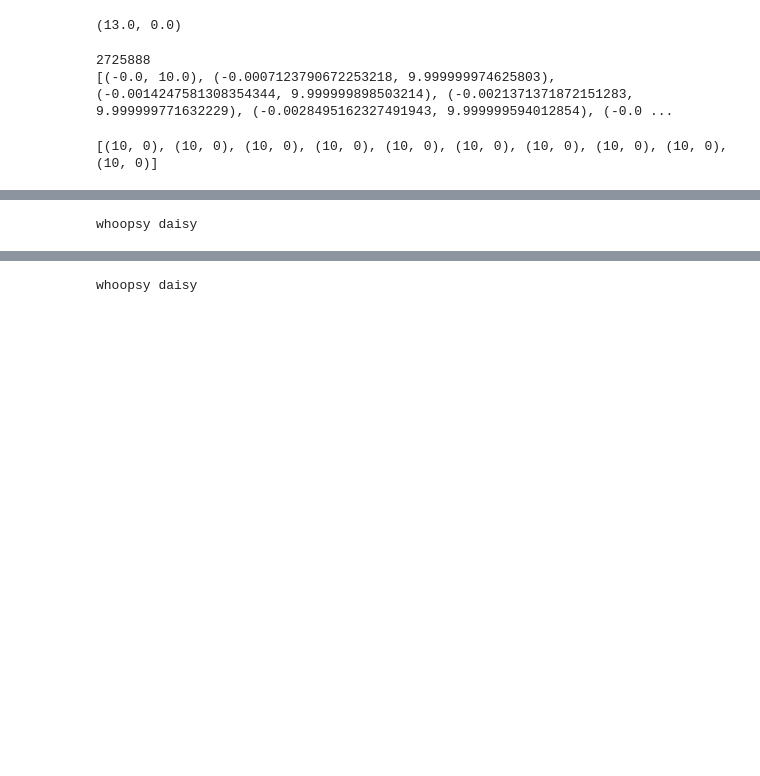
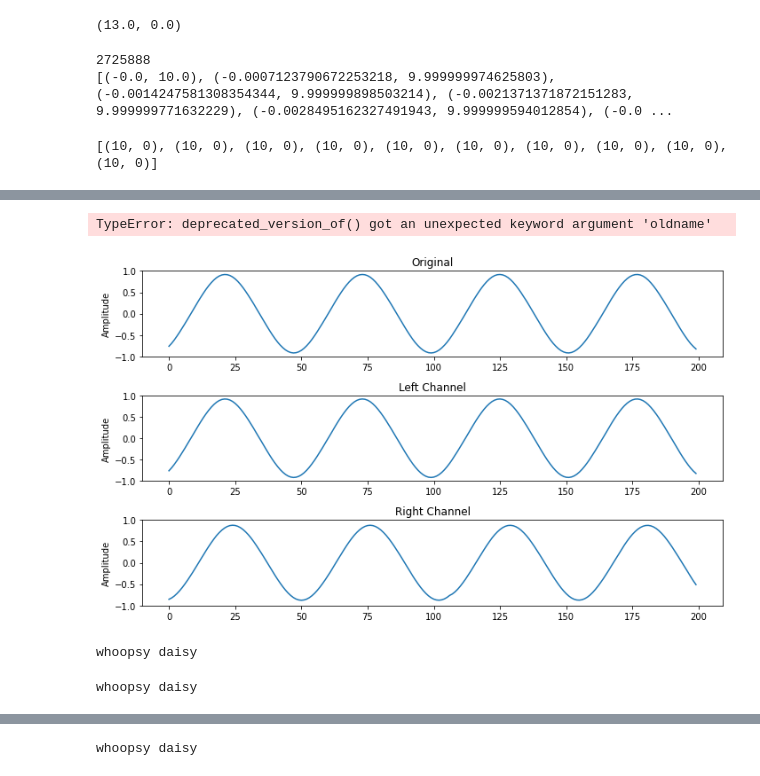
Before and after one commit to AMeriluoto/MEng-Project, a Jupyter notebook: spatializer_workbook.ipynb, the cells around one changed output, grey strips where cells are left out. Drawn from its saved outputs; the diff is of its cells as text; code cells hidden in the pictures; blank space fills up the shorter version.

```diff
--- a/spatializer_workbook.ipynb
+++ b/spatializer_workbook.ipynb
@@ -22,7 +22,7 @@ g = 0.6 # Amplitude multiplier
 # The left ear is located at (-10, 0), the right ear at (10, 0)
 
 left_ear_pos = np.array([-10, 0])
-right_ear_os = np.array([10, 0])
+right_ear_pos = np.array([10, 0])
 
 '''
 Adds a spatial characteristic to an input .wav audio file
@@ -96,7 +96,7 @@ def head_transfer_function(input_path : str, output_path : str, span : int):
 def get_span_from_point(point : np.ndarray):
     point = np.array(point)
     #dist = np.linalg.norm(left_ear_pos - point)
-    r_dist = np.linalg.norm(right_ear_os - point)
+    r_dist = np.linalg.norm(right_ear_pos - point)
     l_dist = np.linalg.norm(left_ear_pos - point)
 
     diff = abs(r_dist - l_dist)
@@ -489,0 +568,5 @@ whoopsy daisy
+# %%
+left, orig, right, l_ptrs, r_ptrs = return_spatialized_channels("mid_tone.wav", "mid_filtered_out.wav", points)
+print(orig)
+
+print(l_ptrs[:20])
@@ -490,7 +732,67 @@ whoopsy daisy
+# %%
+import moviepy.editor
+
+#audio_file = 'your_audio_file.mp3'  # Replace with your audio file
+output_file = 'dot_animation_with_audio.mp4'
+
+# Combine video and audio
+#video_clip = VideoFileClip("dot_animation.mp4")
+#audio_clip = AudioFileClip("mid_out.wav")
+
+#audio_clip = audio_clip.set_duration(video_clip.duration)
+
+# Add the audio to the video
+#final_clip = video_clip.set_audio(audio_clip)
+#final_clip.write_videofile(output_file, codec='libx264', audio_codec='aac')
+# %% [output]
+TypeError: deprecated_version_of() got an unexpected keyword argument 'oldname'
+# %%
+import numpy as np
+import matplotlib.pyplot as plt
+
+# Define sample rate and time duration
+sample_rate = 44100
+duration = 1  # seconds
+num_samples = sample_rate * duration
+
+# Create a time array for the x-axis
+#time = np.linspace(0, duration, num_samples)
+
+# Plot the audio data for 2 seconds
+plt.figure(figsize=(10, 6))
+plt.subplot(3, 1, 1)
+plt.plot(orig[2900:3100])
+plt.title('Original')
+plt.ylabel('Amplitude')
+plt.ylim([-1,1])
+
+
+plt.subplot(3, 1, 2)
+plt.plot(left[2900:3100])
+plt.title('Left Channel')
+plt.ylabel('Amplitude')
+plt.ylim([-1,1])
+
+
+plt.subplot(3, 1, 3)
+plt.plot(right[2900:3100])
+plt.title('Right Channel')
+plt.ylabel('Amplitude')
+plt.ylim([-1,1])
+
+
+plt.tight_layout()
+plt.show()
+# %% [output]
+[figure, added]
 # %%
 spatialize_over_time("mid_tone.wav", "mid_filtered_out.wav", points)
 # %% [output]
 whoopsy daisy
+# %%
+spatialize_over_time("mid_tone.wav", "in_front_mid_tone.wav", in_front_points)
+# %% [output]
+whoopsy daisy
 # %%
 spatialize_over_time("mid_tone.wav", "mid_tone_left_channel_16.wav", left_points)
 # %% [output]
```
Also changed, not shown: parts of 17 cells of this notebook.
